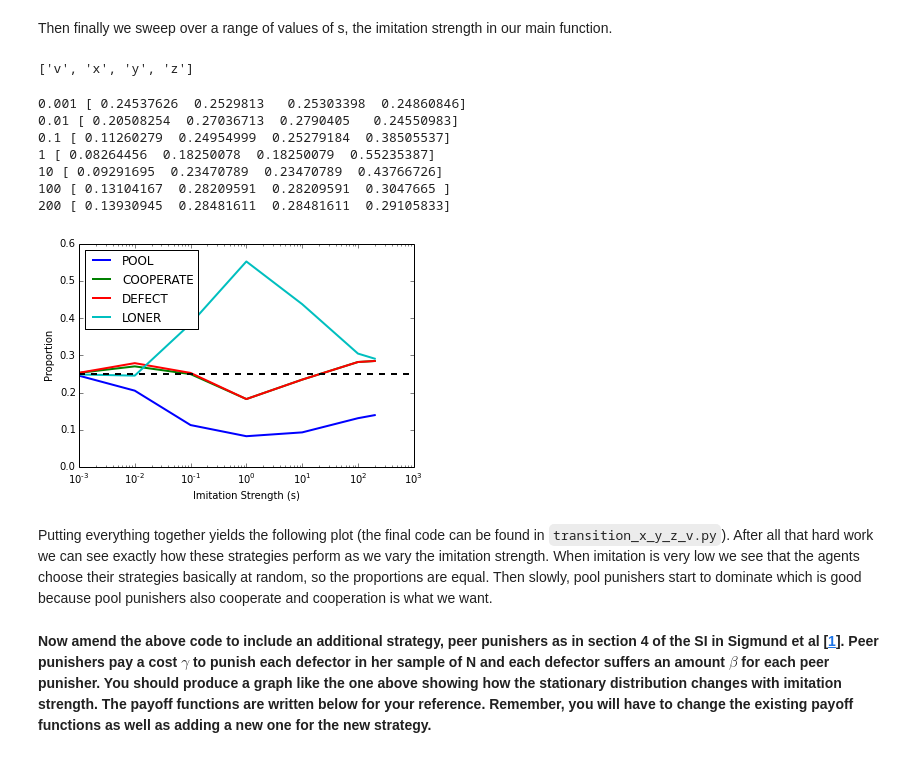
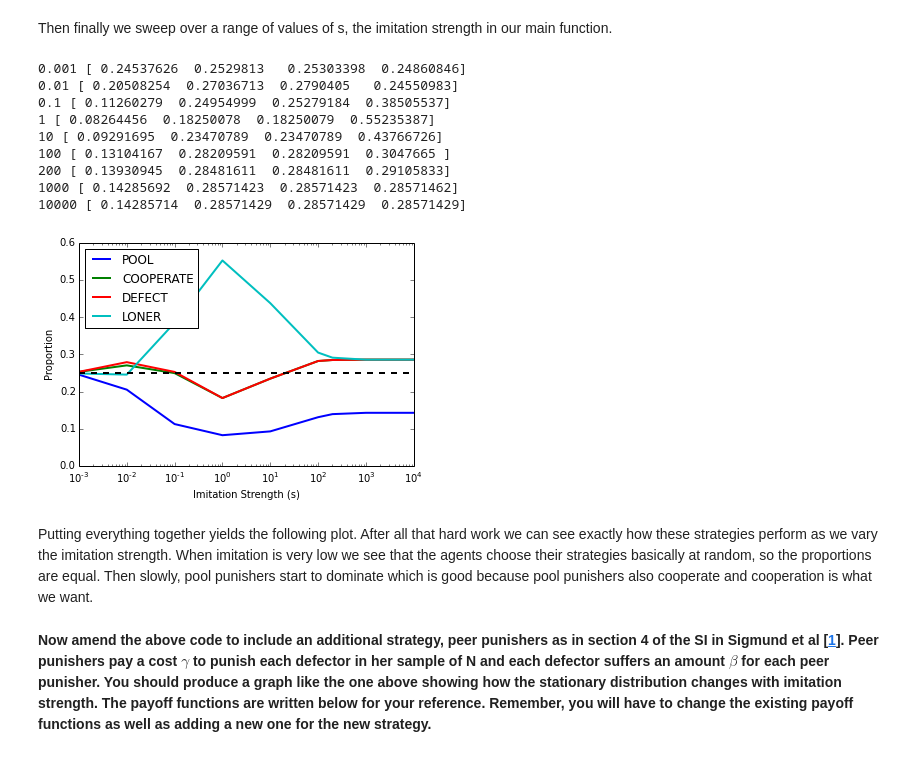
Before and after one commit to alexrutherford/evo_dynamics, a Jupyter notebook: evolutionary_dynamics.ipynb, the cells around one changed output. Cells and saved outputs as stored; diff of their text form; code cells hidden in the pictures.

````diff
--- a/evolutionary_dynamics.ipynb
+++ b/evolutionary_dynamics.ipynb
@@ -406,16 +405,12 @@ def getStatDist(mat):
 # Get stationary dist by power method
   tempDist=np.array([0.25]*4)
 # Initial distribution is all defectors
-  for i in xrange(10000):
+  for i in xrange(50000):
     tempDist=(np.dot(tempDist,mat))
     tempDist/=np.sum(tempDist)
   return tempDist
 # %% [markdown]
 Then finally we sweep over a range of values of s, the imitation strength in our main function.
-# %%
-strategies
-# %% [output]
-['v', 'x', 'y', 'z']
 # %%
 #################
 def main():
@@ -429,7 +424,7 @@ def main():
   xVals=[]
   yVals=[]
   zVals=[]
-  sVals=[0.001,0.01,0.1,1,10,100,200]
+  sVals=[0.001,0.01,0.1,1,10,100,200,1000,10000]
 
   global s
 # Make s values available to other functions
@@ -441,36 +436,38 @@ def main():
     print s,dist
     vVals.append(dist[0])
     xVals.append(dist[1])
     yVals.append(dist[2])
     zVals.append(dist[3])
 
   plt.semilogx(sVals,vVals,label=v)
   plt.semilogx(sVals,xVals,label=x)
   plt.semilogx(sVals,yVals,label=y)
   plt.semilogx(sVals,zVals,label=z)
   plt.legend(loc='upper left')
   # Plot proportion of each strategy with a log scaled x axis
 
   plt.xlabel('Imitation Strength (s)')
   plt.ylabel('Proportion')
 
   plt.axhline(1.0/len(payoffDict.keys()),linestyle='--',color='k')
   # This line plots equal proportions of each strategy
   plt.show()
 
 if __name__=='__main__':
   main()
 # %% [output]
 0.001 [ 0.24537626  0.2529813   0.25303398  0.24860846]
 0.01 [ 0.20508254  0.27036713  0.2790405   0.24550983]
 0.1 [ 0.11260279  0.24954999  0.25279184  0.38505537]
 1 [ 0.08264456  0.18250078  0.18250079  0.55235387]
 10 [ 0.09291695  0.23470789  0.23470789  0.43766726]
 100 [ 0.13104167  0.28209591  0.28209591  0.3047665 ]
 200 [ 0.13930945  0.28481611  0.28481611  0.29105833]
+1000 [ 0.14285692  0.28571423  0.28571423  0.28571462]
+10000 [ 0.14285714  0.28571429  0.28571429  0.28571429]
-[figure, old version]
+[figure, new version]
 # %% [markdown]
-Putting everything together yields the following plot (the final code can be found in ```transition_x_y_z_v.py```). After all that hard work we can see exactly how these strategies perform as we vary the imitation strength. When imitation is very low we see that the agents choose their strategies basically at random, so the proportions are equal. Then slowly, pool punishers start to dominate which is good because pool punishers also cooperate and cooperation is what we want.
+Putting everything together yields the following plot. After all that hard work we can see exactly how these strategies perform as we vary the imitation strength. When imitation is very low we see that the agents choose their strategies basically at random, so the proportions are equal. Then slowly, pool punishers start to dominate which is good because pool punishers also cooperate and cooperation is what we want.
 # %% [markdown]
 **Now amend the above code to include an additional strategy, peer punishers as in section 4 of the SI in Sigmund et al [[1](http://www.nature.com/nature/journal/v466/n7308/full/nature09203.html)]. Peer punishers pay a cost $\gamma$ to punish each defector in her sample of N and each defector suffers an amount $\beta$ for each peer punisher. You should produce a graph like the one above showing how the stationary distribution changes with imitation strength. The payoff functions are written below for your reference. Remember, you will have to change the existing payoff functions as well as adding a new one for the new strategy.**
 # %%
````
Also changed, not shown: parts of 11 cells of this notebook, 1 other file.
